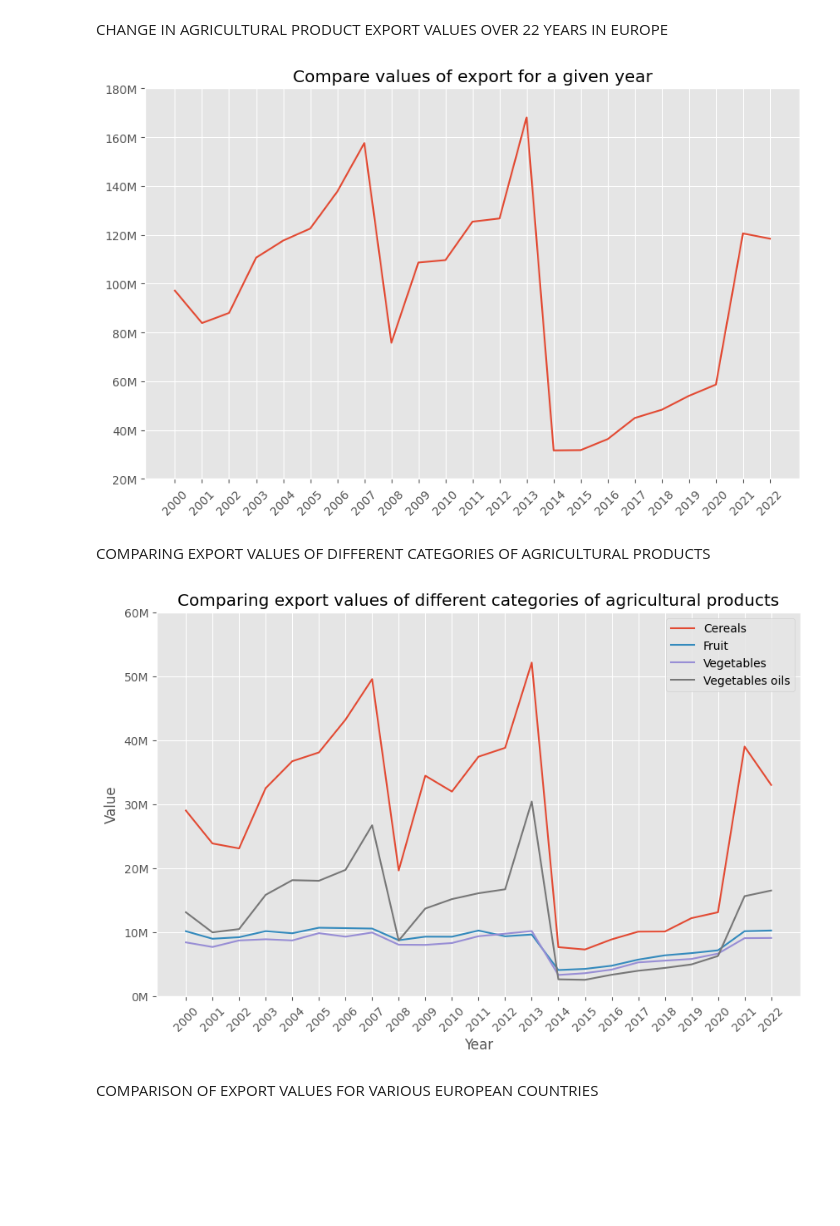
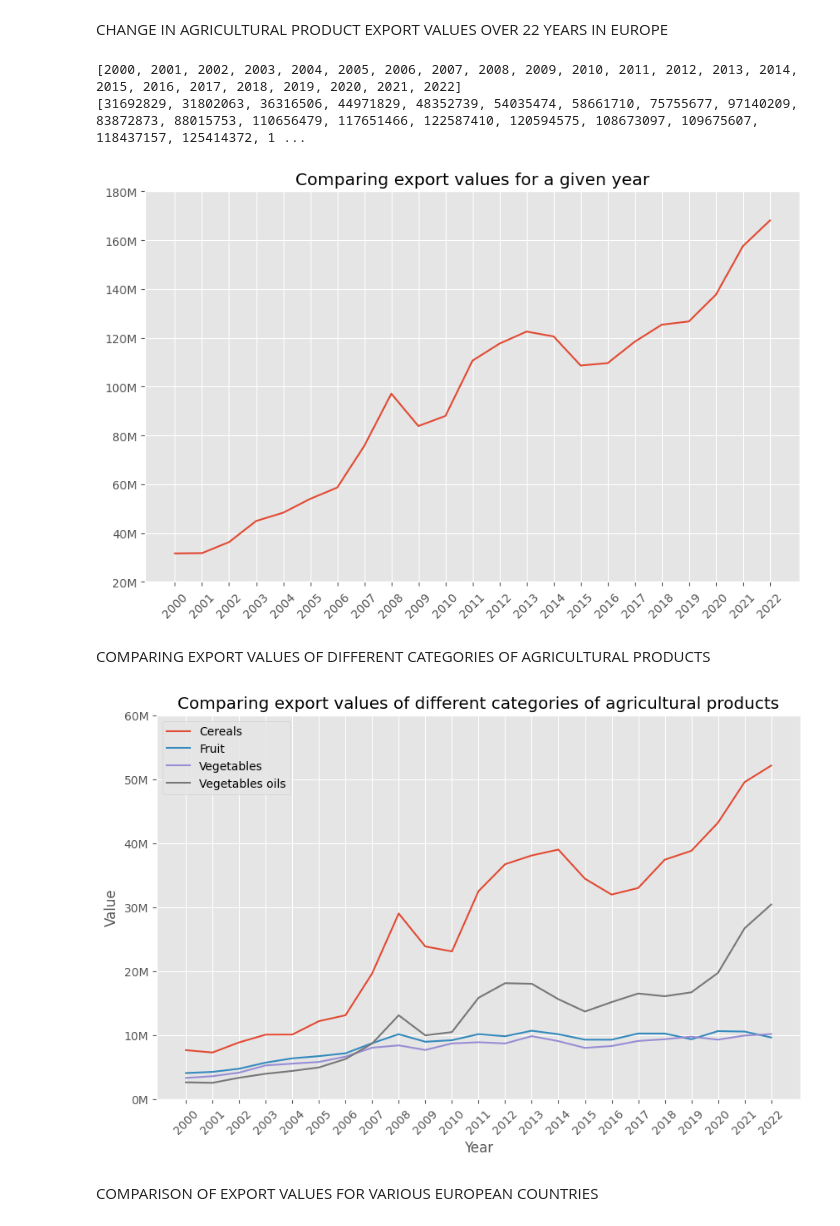
Before and after one commit to PiotrHazior/FAO_Analysis, a Jupyter notebook: Main.ipynb, the cells around one changed output. Drawn from its saved outputs; the diff is of its cells as text; code cells hidden in the pictures; blank space fills up the shorter version.

```diff
--- a/Main.ipynb
+++ b/Main.ipynb
@@ -12,7 +12,6 @@ df_export = pd.read_csv('C:/Users/Desktop/Desktop/VisualStudioCode/FAO_Analysis/
 # %% [markdown]
 CHANGE IN AGRICULTURAL PRODUCT IMPORT VALUES OVER 22 YEARS IN EUROPE
 # %%
-
 years = []
 sum_array = []
 
@@ -21,12 +20,12 @@ for index, row in df_import.drop_duplicates(subset=['Year']).iterrows():
     year = int(row['Year'])
     years.append(year)
 
+years = sorted(years)
 
+for year in years:
     sum_value = round(df_import[df_import['Year'] == year]['Value'].sum(), 2)
     sum_array.append(sum_value)
 
-
-years = sorted(years)
 
 plt.figure(figsize=(10,6))
 plt.plot(years, sum_array)
@@ -390,10 +372,12 @@ for index, row in df_export.drop_duplicates(subset=['Year']).iterrows():
     year = int(row['Year'])
     years.append(year)
 
+years = sorted(years)
+
+for year in years:
     sum_value = round(df_export[df_export['Year'] == year]['Value'].sum(), 2)
     values.append(sum_value)
 
-years = sorted(years)
 
 plt.figure(figsize=(10, 6))
 plt.plot(years, values)
@@ -404,19 +388,26 @@ plt.title('Comparing export values for a given year')
 plt.style.use('ggplot')
 plt.show()
 # %% [output]
+[2000, 2001, 2002, 2003, 2004, 2005, 2006, 2007, 2008, 2009, 2010, 2011, 2012, 2013, 2014, 2015, 2016, 2017, 2018, 2019, 2020, 2021, 2022]
+[31692829, 31802063, 36316506, 44971829, 48352739, 54035474, 58661710, 75755677, 97140209, 83872873, 88015753, 110656479, 117651466, 122587410, 120594575, 108673097, 109675607, 118437157, 125414372, 1 ...
-[figure, old version]
+[figure, new version]
 # %% [markdown]
 COMPARING EXPORT VALUES OF DIFFERENT CATEGORIES OF AGRICULTURAL PRODUCTS
 # %%
+years = []
+
+for index, row in df_export.drop_duplicates(subset=['Year']).iterrows():
+    year = int(row['Year'])
+    years.append(year)
+
+years = sorted(years)
+
+
 # Cereals (wheat, rice, corn, barley)
 def cereals():
-    years = []
     cereals_array = []
 
-    for index, row in df_export.drop_duplicates(subset=['Year']).iterrows():
-        year = int(row['Year'])
-        years.append(year)
-
+    for year in years:
         sum_value = round(df_export[((df_export['Year'] == year) & (df_export['Item'] == 'Wheat')) |
                                     ((df_export['Year'] == year) & (df_export['Item'] == 'Rice')) |
                                     ((df_export['Year'] == year) & (df_export['Item'] == 'Maize (corn)')) |
@@ -424,8 +415,6 @@ def cereals():
 
         cereals_array.append(sum_value)
 
-
-    years = sorted(years)
 
     plt.plot(years, cereals_array, label='Cereals')
     plt.xticks(years, rotation=45)
@@ -435,13 +424,9 @@ def cereals():
 
 # Fruit (apple, banana, orange, grape)
 def fruit():
-    years = []
     fruit_array = []
 
-    for index, row in df_export.drop_duplicates(subset=['Year']).iterrows():
-        year = int(row['Year'])
-        years.append(year)
-
+    for year in years:
         sum_value = round(df_export[((df_export['Year'] == year) & (df_export['Item'] == 'Apples')) |
                                     ((df_export['Year'] == year) & (df_export['Item'] == 'Bananas')) |
                                     ((df_export['Year'] == year) & (df_export['Item'] == 'Oranges')) |
@@ -449,7 +434,6 @@ def fruit():
 
         fruit_array.append(sum_value)
 
-    years = sorted(years)
 
     plt.plot(years, fruit_array, label='Fruit')
     plt.xticks(years, rotation=45)
@@ -459,13 +443,9 @@ def fruit():
 
 # Vegetables (carrot, tomato, potato, lettuce)
 def vegetables():
-    years = []
     vegetables_array = []
 
-    for index, row in df_export.drop_duplicates(subset=['Year']).iterrows():
-        year = int(row['Year'])
-        years.append(year)
-
+    for year in years:
         sum_value = round(df_export[((df_export['Year'] == year) & (df_export['Item'] == 'Carrots and turnips')) |
                                     ((df_export['Year'] == year) & (df_export['Item'] == 'Tomatoes')) |
                                     ((df_export['Year'] == year) & (df_export['Item'] == 'Potatoes')) |
@@ -473,7 +453,6 @@ def vegetables():
 
         vegetables_array.append(sum_value)
 
-    years = sorted(years)
 
     plt.plot(years, vegetables_array, label='Vegetables')
     plt.xticks(years, rotation=45)
@@ -483,47 +462,42 @@ def vegetables():
 
 # Vegetables oils (soya bean oil, rapeseed oil, sunflower-seed oil, palm oil)
 def vegetables_oils():
-    years = []
     vegetables_oils_array = []
 
-    for index, row in df_export.drop_duplicates(subset=['Year']).iterrows():
-        year = int(row['Year'])
-        years.append(year)
-
+    for year in years:
         sum_value = round(df_export[((df_export['Year'] == year) & (df_export['Item'] == 'Soya bean oil')) |
                                     ((df_export['Year'] == year) & (df_export['Item'] == 'Rapeseed or canola oil, crude')) |
                                     ((df_export['Year'] == year) & (df_export['Item'] == 'Sunflower-seed oil, crude')) |
                                     ((df_export['Year'] == year) & (df_export['Item'] == 'Palm oil'))]['Value'].sum(),2)
 
         vegetables_oils_array.append(sum_value)
 
-    years = sorted(years)
 
     plt.plot(years, vegetables_oils_array, label='Vegetables oils')
     plt.xticks(years, rotation=45)
 
 
 
 
 plt.figure(figsize=(10, 6))
 
 cereals()
 fruit()
 vegetables()
 vegetables_oils()
 
 plt.gca().set_yticks(plt.gca().get_yticks())
 plt.gca().set_yticklabels(['{:.0f}M'.format(x/1e6) for x in plt.gca().get_yticks()])
 plt.title('Comparing export values of different categories of agricultural products')
 plt.xlabel('Year')
 plt.ylabel('Value')
 
 plt.legend()
 
 plt.grid(True)
 plt.show()
 # %% [output]
-[figure, old version]
+[figure, new version]
 # %% [markdown]
 COMPARISON OF EXPORT VALUES FOR VARIOUS EUROPEAN COUNTRIES
 # %%
```
Also changed, not shown: parts of 7 cells of this notebook.
